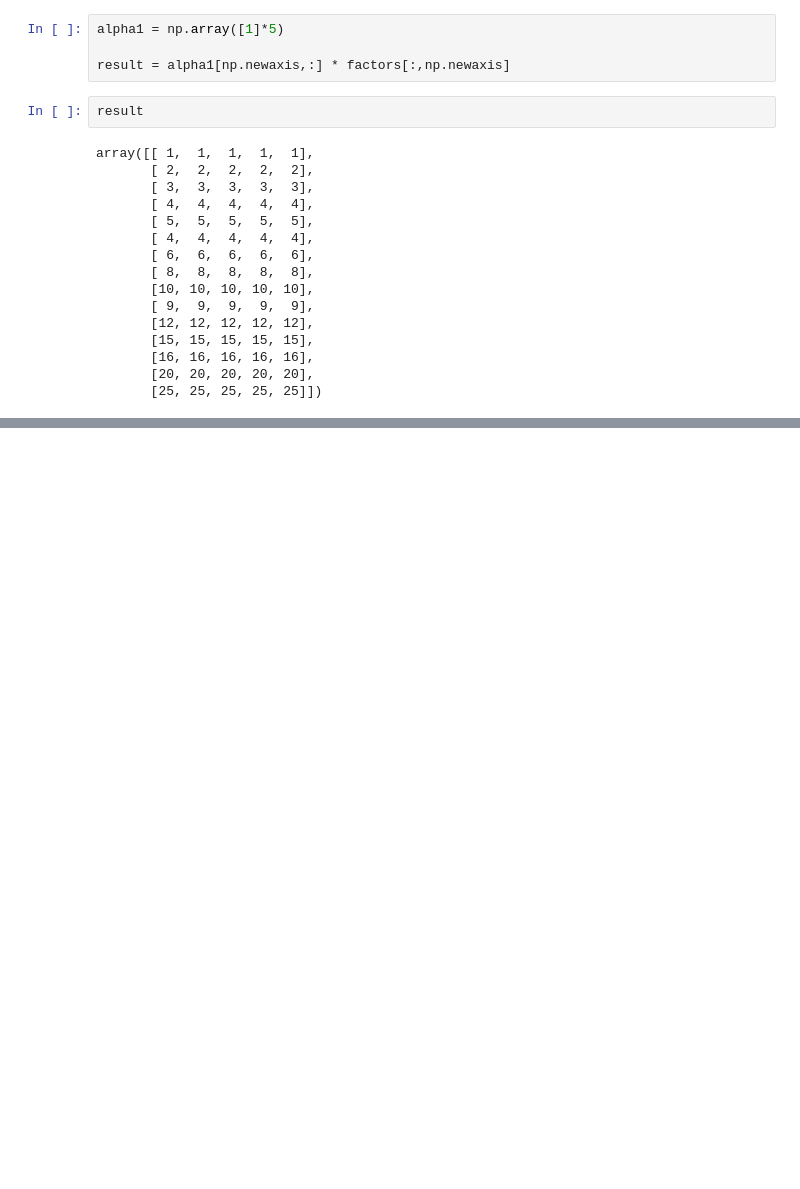
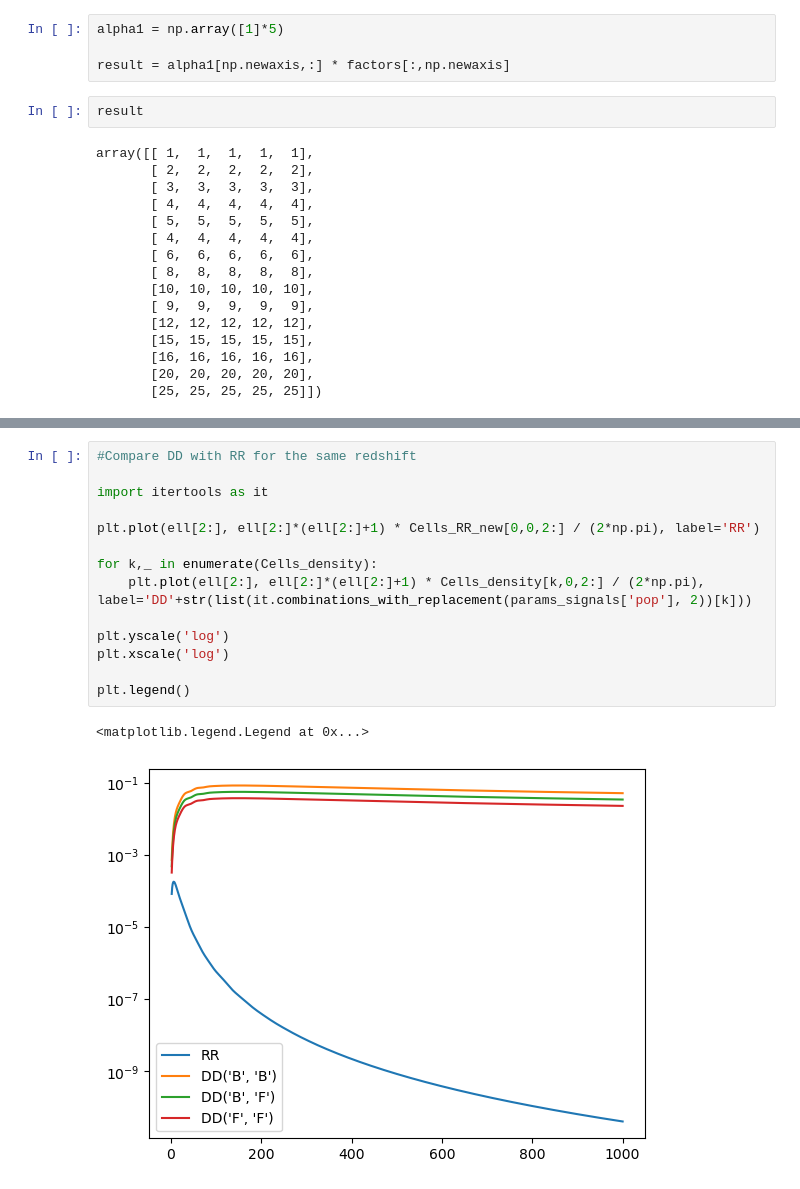
Before and after one commit to PaulineGorbatchev/C_ells, a Jupyter notebook: test.ipynb, the cells around one changed output, grey strips where cells are left out. Cells and saved outputs as stored; diff of their text form; blank space fills up the shorter version.

```diff
--- a/test.ipynb
+++ b/test.ipynb
@@ -294,0 +359,17 @@ TypeError: unsupported operand type(s) for +: 'int' and 'list'
+# %%
+#Compare DD with RR for the same redshift
+
+import itertools as it
+
+plt.plot(ell[2:], ell[2:]*(ell[2:]+1) * Cells_RR_new[0,0,2:] / (2*np.pi), label='RR')
+
+for k,_ in enumerate(Cells_density):
+    plt.plot(ell[2:], ell[2:]*(ell[2:]+1) * Cells_density[k,0,2:] / (2*np.pi), label='DD'+str(list(it.combinations_with_replacement(params_signals['pop'], 2))[k]))
+
+plt.yscale('log')
+plt.xscale('log')
+
+plt.legend()
+# %% [output]
+<matplotlib.legend.Legend at 0x...>
+[figure, added]
```
Also changed, not shown: parts of 11 cells of this notebook, 7 other files.
